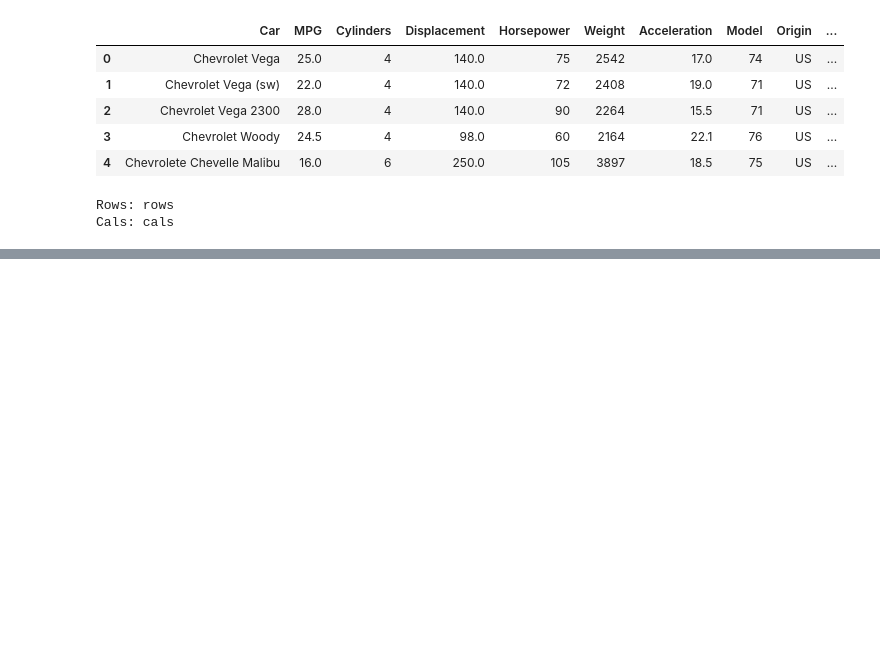
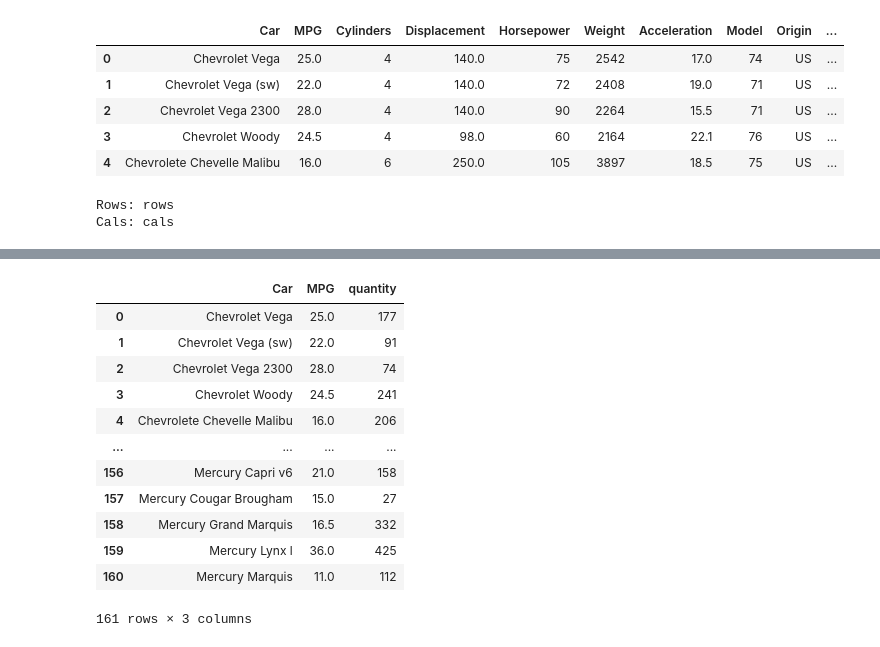
Before and after one commit to TitaList/PANDAS_BASICS, a Jupyter notebook: lecture_notes.ipynb, the cells around one changed output, grey strips where cells are left out. Saved outputs shown, nothing was run; the diff lists cells and outputs as text; code cells hidden in the pictures; blank space fills up the shorter version.

```diff
--- a/lecture_notes.ipynb
+++ b/lecture_notes.ipynb
@@ -159,0 +403,4 @@ Cals: cals
+# %%
+df_cars = pd.read_json('pandasLesson_data/data/cars.json')
+
+df_cars.head()
@@ -159,0 +440,16 @@ Cals: cals
+# %%
+df_cars[['Car', 'MPG', 'quantity']]
+# %% [output]
+|  | Car | MPG | quantity |
+| 0 | Chevrolet Vega | 25.0 | 177 |
+| 1 | Chevrolet Vega (sw) | 22.0 | 91 |
+| 2 | Chevrolet Vega 2300 | 28.0 | 74 |
+| 3 | Chevrolet Woody | 24.5 | 241 |
+| 4 | Chevrolete Chevelle Malibu | 16.0 | 206 |
+| ... | ... | ... | ... |
+| 156 | Mercury Capri v6 | 21.0 | 158 |
+| 157 | Mercury Cougar Brougham | 15.0 | 27 |
+| 158 | Mercury Grand Marquis | 16.5 | 332 |
+| 159 | Mercury Lynx l | 36.0 | 425 |
+| 160 | Mercury Marquis | 11.0 | 112 |
+161 rows × 3 columns
```
Also changed, not shown: parts of 39 cells of this notebook, 2 other files.
